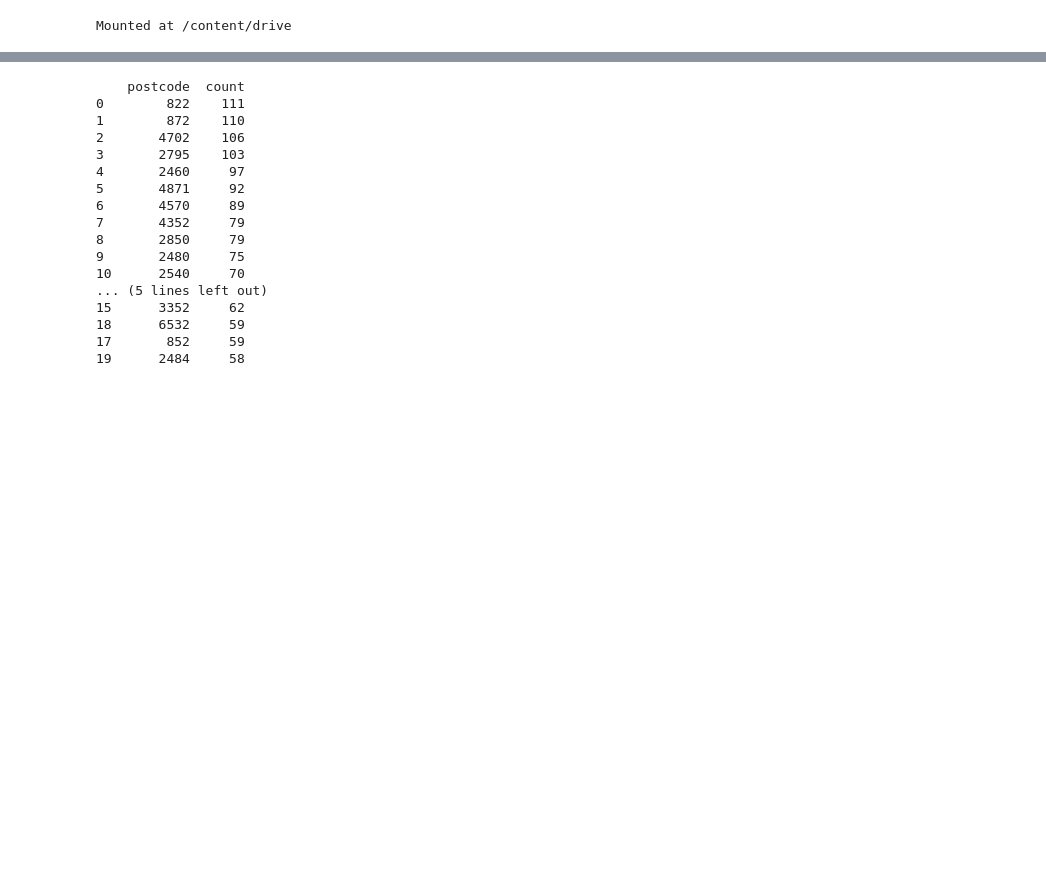
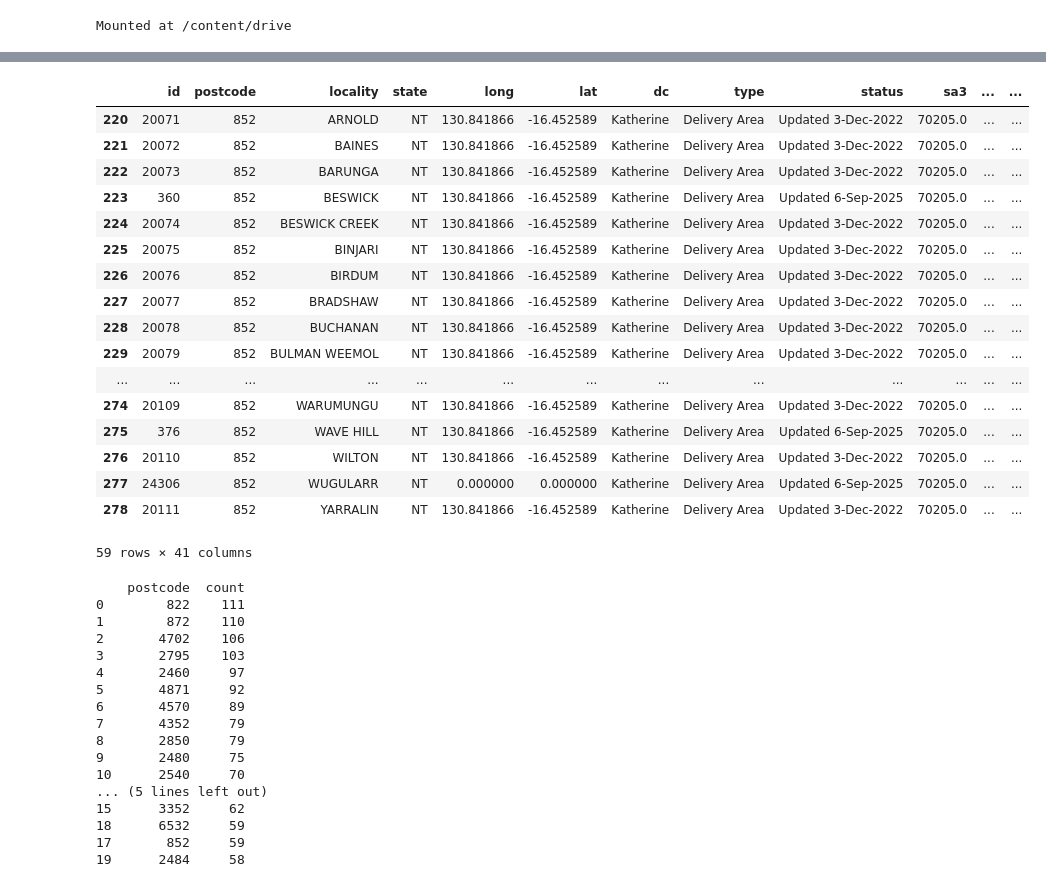
Before and after one commit to codenhenhe/aus-solar-generation-forecasting, a Jupyter notebook: aus-solar-generation-forecasting.ipynb, the cells around one changed output, grey strips where cells are left out. Drawn from its saved outputs; the diff is of its cells as text; code cells hidden in the pictures; blank space fills up the shorter version.

```diff
--- a/aus-solar-generation-forecasting.ipynb
+++ b/aus-solar-generation-forecasting.ipynb
@@ -156,3 +140,24 @@ df_origin
+# %%
+df_origin[df_origin['postcode'] == 852]
+# %% [output]
+|  | id | postcode | locality | state | long | lat | dc | type | status | sa3 | ... | ... |
+| 220 | 20071 | 852 | ARNOLD | NT | 130.841866 | -16.452589 | Katherine | Delivery Area | Updated 3-Dec-2022 | 70205.0 | ... | ... |
+| 221 | 20072 | 852 | BAINES | NT | 130.841866 | -16.452589 | Katherine | Delivery Area | Updated 3-Dec-2022 | 70205.0 | ... | ... |
+| 222 | 20073 | 852 | BARUNGA | NT | 130.841866 | -16.452589 | Katherine | Delivery Area | Updated 3-Dec-2022 | 70205.0 | ... | ... |
+| 223 | 360 | 852 | BESWICK | NT | 130.841866 | -16.452589 | Katherine | Delivery Area | Updated 6-Sep-2025 | 70205.0 | ... | ... |
+| 224 | 20074 | 852 | BESWICK CREEK | NT | 130.841866 | -16.452589 | Katherine | Delivery Area | Updated 3-Dec-2022 | 70205.0 | ... | ... |
+| 225 | 20075 | 852 | BINJARI | NT | 130.841866 | -16.452589 | Katherine | Delivery Area | Updated 3-Dec-2022 | 70205.0 | ... | ... |
+| 226 | 20076 | 852 | BIRDUM | NT | 130.841866 | -16.452589 | Katherine | Delivery Area | Updated 3-Dec-2022 | 70205.0 | ... | ... |
+| 227 | 20077 | 852 | BRADSHAW | NT | 130.841866 | -16.452589 | Katherine | Delivery Area | Updated 3-Dec-2022 | 70205.0 | ... | ... |
+| 228 | 20078 | 852 | BUCHANAN | NT | 130.841866 | -16.452589 | Katherine | Delivery Area | Updated 3-Dec-2022 | 70205.0 | ... | ... |
+| 229 | 20079 | 852 | BULMAN WEEMOL | NT | 130.841866 | -16.452589 | Katherine | Delivery Area | Updated 3-Dec-2022 | 70205.0 | ... | ... |
+| ... | ... | ... | ... | ... | ... | ... | ... | ... | ... | ... | ... | ... |
+| 274 | 20109 | 852 | WARUMUNGU | NT | 130.841866 | -16.452589 | Katherine | Delivery Area | Updated 3-Dec-2022 | 70205.0 | ... | ... |
+| 275 | 376 | 852 | WAVE HILL | NT | 130.841866 | -16.452589 | Katherine | Delivery Area | Updated 6-Sep-2025 | 70205.0 | ... | ... |
+| 276 | 20110 | 852 | WILTON | NT | 130.841866 | -16.452589 | Katherine | Delivery Area | Updated 3-Dec-2022 | 70205.0 | ... | ... |
+| 277 | 24306 | 852 | WUGULARR | NT | 0.000000 | 0.000000 | Katherine | Delivery Area | Updated 6-Sep-2025 | 70205.0 | ... | ... |
+| 278 | 20111 | 852 | YARRALIN | NT | 130.841866 | -16.452589 | Katherine | Delivery Area | Updated 3-Dec-2022 | 70205.0 | ... | ... |
+59 rows × 41 columns
 # %%
 postcode_counts = (
     df_origin["postcode"]
```
Also changed, not shown: parts of 47 cells of this notebook, 27 other files.
